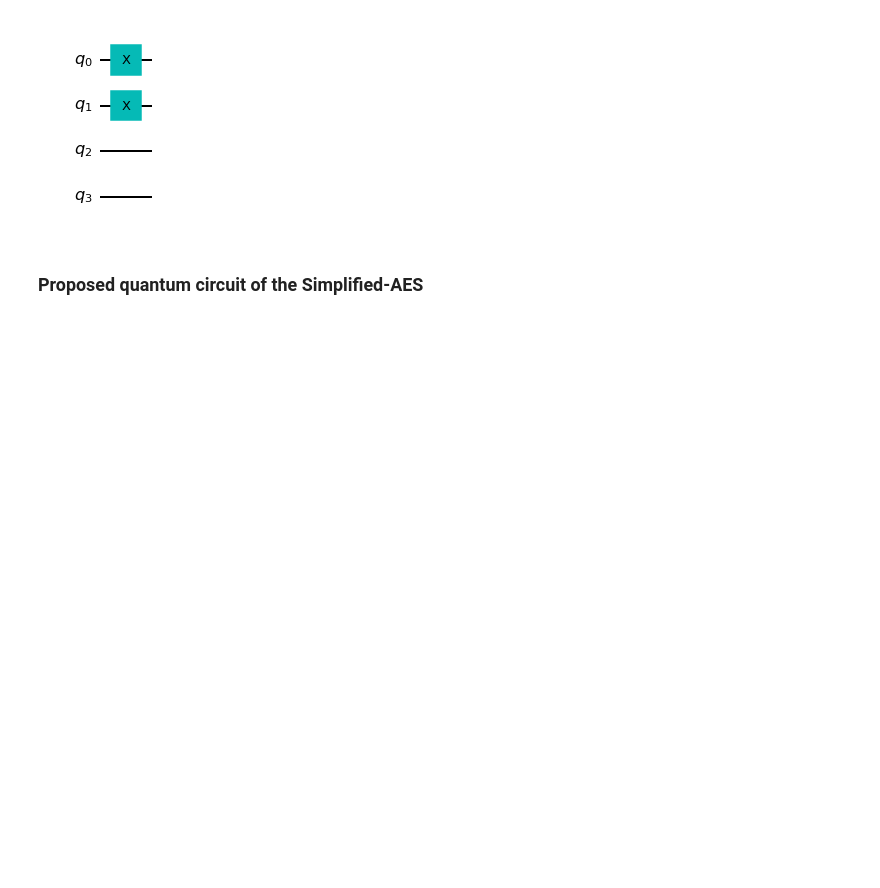
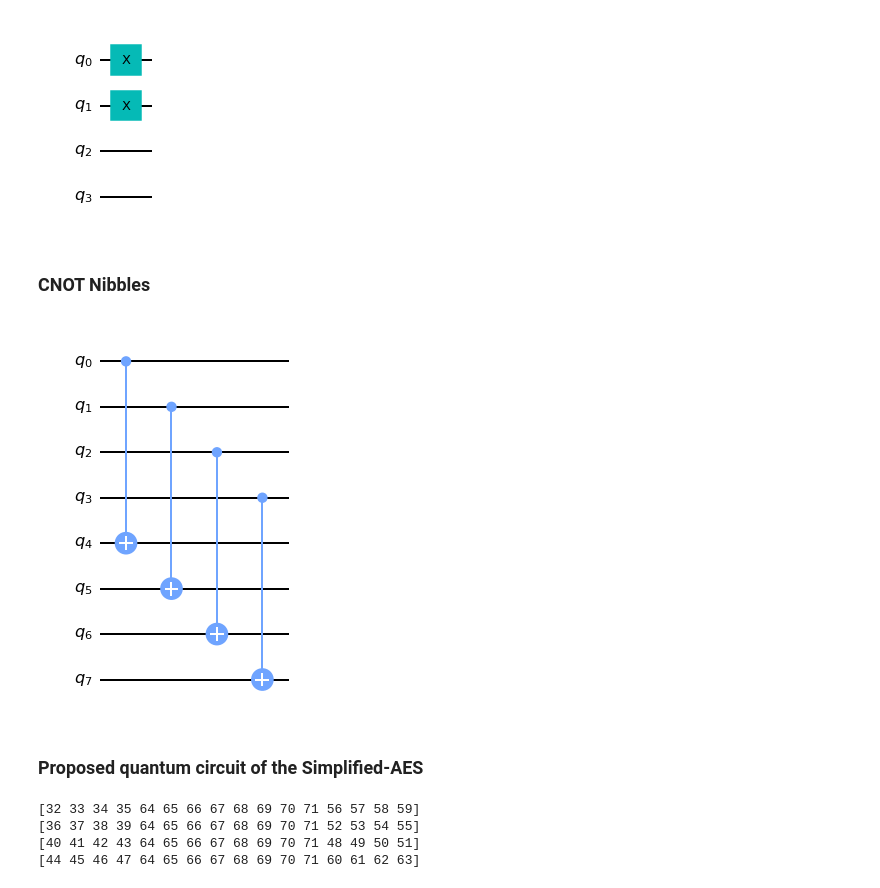
Before and after one commit to Gopal-Dahale/QSKC-Grover, a Jupyter notebook: SAES/SAES18.ipynb, the cells around one changed output. Cells and saved outputs as stored; diff of their text form; code cells hidden in the pictures; blank space fills up the shorter version.

```diff
--- a/SAES/SAES18.ipynb
+++ b/SAES/SAES18.ipynb
@@ -266,3 +266,12 @@ rc1_gate.name = '$RC_1$'
 # %%
 rc2_gate = rc2.to_gate()
 rc2_gate.name = '$RC_2$'
+# %% [markdown]
+### CNOT Nibbles
+# %%
+cnot_nibbles = QuantumCircuit(8)
+for i in range(4):
+    cnot_nibbles.cnot(i, i+4)
+cnot_nibbles.draw('mpl')
+# %% [output]
+[figure, added]
@@ -271,4 +283,17 @@ rc2_gate.name = '$RC_2$'
 # %%
 msg = '1101011100101000'
 key = '0100101011110101'
+# %%
+
+sbox_input = np.array([32,33,34,35])
+sbox_out = np.array([56,57,58,59])
+sbox_ancilla = np.array(range(64,72))
+for i in range(4):
+    qubits = np.concatenate((sbox_input + 4*i, sbox_ancilla, (sbox_out - 48 - 4*i + 16)%16 + 48))
+    print(qubits)
+# %% [output]
+[32 33 34 35 64 65 66 67 68 69 70 71 56 57 58 59]
+[36 37 38 39 64 65 66 67 68 69 70 71 52 53 54 55]
+[40 41 42 43 64 65 66 67 68 69 70 71 48 49 50 51]
+[44 45 46 47 64 65 66 67 68 69 70 71 60 61 62 63]
 # %%
```
Also changed, not shown: parts of 5 cells of this notebook, 8 other files.
